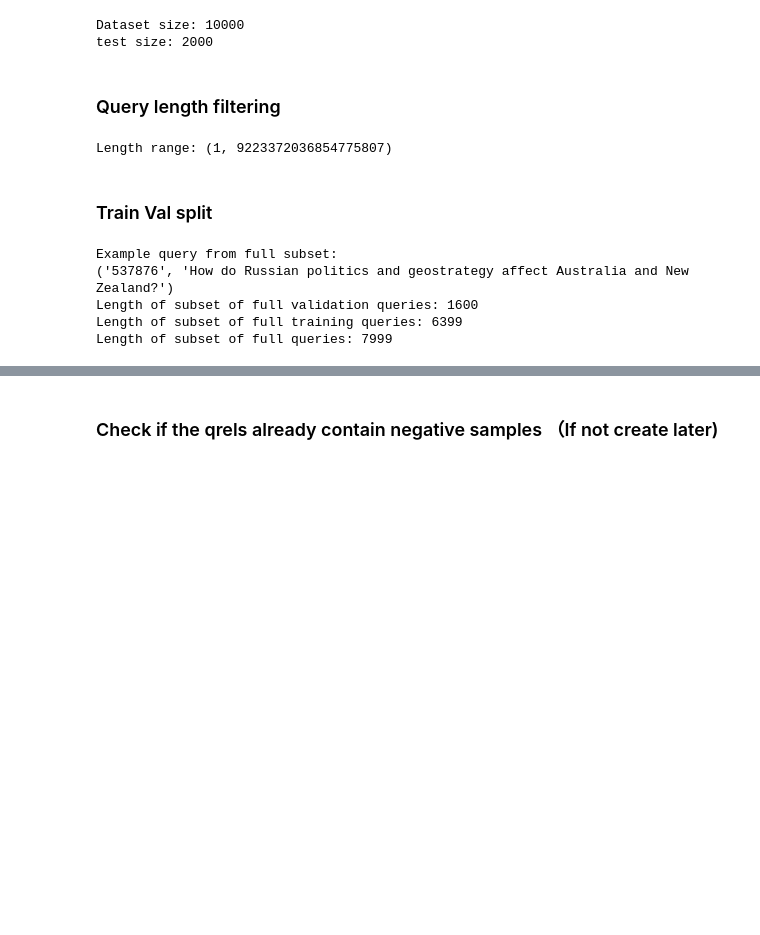
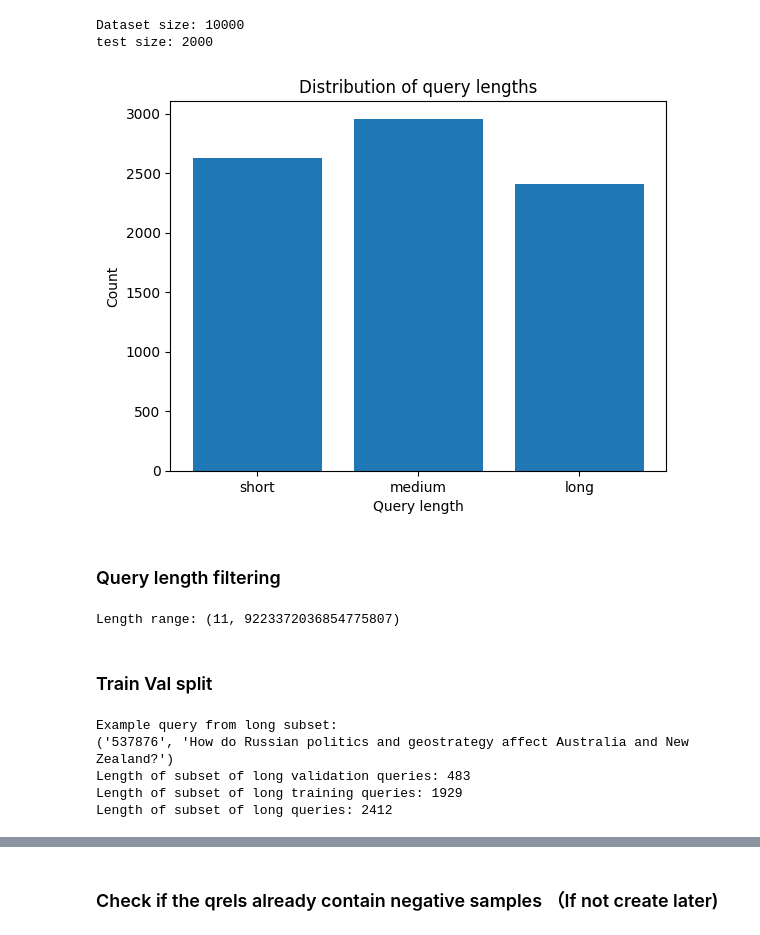
Before and after one commit to yulinchen03/IR-rankingmodels, a Jupyter notebook: IR-experiment.ipynb, the cells around one changed output, grey strips where cells are left out. Drawn from its saved outputs; the diff is of its cells as text; code cells hidden in the pictures; blank space fills up the shorter version.

Commit message:
Changed range division logic and full dataset training

```diff
--- a/IR-experiment.ipynb
+++ b/IR-experiment.ipynb
@@ -70,9 +96,9 @@ tokenizer = AutoTokenizer.from_pretrained(model_name)
 import numpy as np
 
 def calculate_percentiles(query_lengths):
-    # Calculate the 25th, and 75th percentiles
-    t1 = np.percentile(query_lengths, 25)
-    t2 = np.percentile(query_lengths, 75)
+    # Calculate the percentiles
+    t1 = np.percentile(query_lengths, 33)
+    t2 = np.percentile(query_lengths, 67)
     return int(t1), int(t2)
 # %%
 import matplotlib.pyplot as plt
@@ -82,7 +108,7 @@ query_lengths = [len(txt.split()) for txt in list(queries.values())]
 t1, t2 = calculate_percentiles(query_lengths)
 print(f't1: {t1}')
 print(f't2: {t2}')
-ranges = {'short': (1, t1), 'medium': (t1, t2), 'long': (t2, sys.maxsize), 'full': (1, sys.maxsize)}
+ranges = {'short': (1, t1-1), 'medium': (t1, t2), 'long': (t2+1, sys.maxsize), 'full': (1, sys.maxsize)}
 
 counts = Counter(query_lengths)
 text_lengths = list(set(query_lengths))
@@ -137,27 +144,49 @@ else:
 # %% [output]
 Dataset size: 10000
 test size: 2000
+# %%
+short = {qid: q for qid, q in dp.queries.items() if 1 <= len(q.split()) <= ranges['short'][1]}
+medium = {qid: q for qid, q in dp.queries.items() if ranges['medium'][0] <= len(q.split()) <= ranges['medium'][1]}
+long = {qid: q for qid, q in dp.queries.items() if ranges['long'][0] <= len(q.split())}
+
+counts = [len(short), len(medium), len(long)]
+
+# Create bar chart
+plt.bar(list(ranges.keys())[:3], counts)
+
+# Add labels
+plt.xlabel("Query length")
+plt.ylabel("Count")
+plt.title("Distribution of query lengths")
+
+# Display plot
+plt.show()
+# %% [output]
+[figure, added]
 # %% [markdown]
 ### Query length filtering
 # %%
 # filter by query length
 print(f'Length range: {ranges[length_setting]}')
-query_subset, qrels_subset = dp.get_subset(ranges[length_setting][0], ranges[length_setting][1])  # Adjust min/max length
+
+full = True if length_setting == 'full' else False
+
+query_subset, qrels_subset = dp.get_subset(ranges[length_setting][0], ranges[length_setting][1], full=full)  # Adjust min/max length
 # %% [output]
-Length range: (1, 9223372036854775807)
+Length range: (11, 9223372036854775807)
 # %% [markdown]
 ### Train Val split
 # %%
 print(f'Example query from {length_setting} subset:\n{query_subset.popitem()}')
 
-query_train, query_val, qrel_train, qrel_val = dp.train_val_split(train_ratio=0.8, val_ratio=0.2, train_available=train_available, random_state=42)  # adjust if needed
+query_train, query_val, qrel_train, qrel_val = dp.train_val_split(train_ratio=0.8, val_ratio=0.2, random_state=42)  # adjust if needed
 
 print(f'Length of subset of {length_setting} validation queries: {len(query_val)}')
 print(f'Length of subset of {length_setting} training queries: {len(query_train)}')
 print(f'Length of subset of {length_setting} queries: {len(query_subset)}')
 # %% [output]
-Example query from full subset:
+Example query from long subset:
 ('537876', 'How do Russian politics and geostrategy affect Australia and New Zealand?')
-Length of subset of full validation queries: 1600
-Length of subset of full training queries: 6399
-Length of subset of full queries: 7999
+Length of subset of long validation queries: 483
+Length of subset of long training queries: 1929
+Length of subset of long queries: 2412
```
Also changed, not shown: parts of 8 cells of this notebook, 6 other files.
